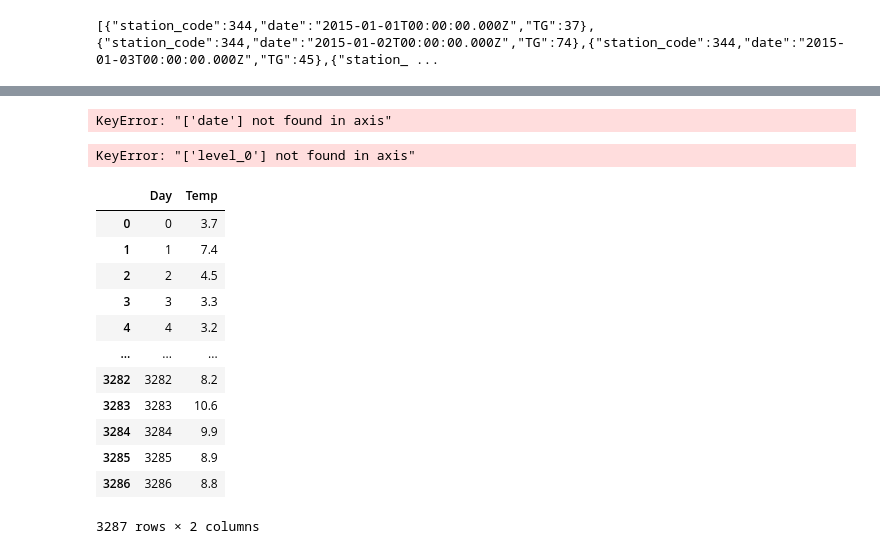
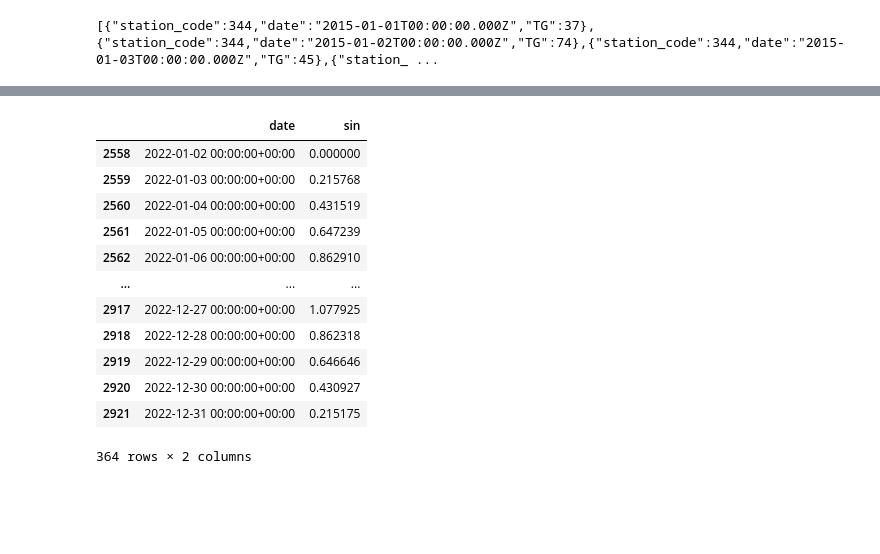
Before and after one commit to MrBr00d/weather_forecast, a Jupyter notebook: main.ipynb, the cells around one changed output, grey strips where cells are left out. Drawn from its saved outputs; the diff is of its cells as text; code cells hidden in the pictures; blank space fills up the shorter version.

```diff
--- a/main.ipynb
+++ b/main.ipynb
@@ -66,27 +66,24 @@ No artists with labels found to put in legend.  Note that artists whose label st
 df = df.reset_index()
 df = df.drop("date", axis = 1)
 df = df.drop("station_code", axis = 1)
+df.columns = ["Day", "Temp"]
-# %% [output]
-KeyError: "['date'] not found in axis"
-# %%
-
-df = df.drop('level_0', axis = 1)
-df.columns = ["Day", "Temp"]
-# %% [output]
-KeyError: "['level_0'] not found in axis"
-# %%
-df
-# %% [output]
-|  | Day | Temp |
-| 0 | 0 | 3.7 |
-| 1 | 1 | 7.4 |
-| 2 | 2 | 4.5 |
-| 3 | 3 | 3.3 |
-| 4 | 4 | 3.2 |
-| ... | ... | ... |
-| 3282 | 3282 | 8.2 |
-| 3283 | 3283 | 10.6 |
-| 3284 | 3284 | 9.9 |
-| 3285 | 3285 | 8.9 |
-| 3286 | 3286 | 8.8 |
-3287 rows × 2 columns
+# %%
+import numpy as np
+t = np.linspace(0,len(df2022),len(df2022))
+sinwave = 25 * np.sin(2*np.pi * t/365/2)
+df_sin = pd.DataFrame({"date": df2022['date'], "sin": sinwave})
+df_sin
+# %% [output]
+|  | date | sin |
+| 2558 | 2022-01-02 00:00:00+00:00 | 0.000000 |
+| 2559 | 2022-01-03 00:00:00+00:00 | 0.215768 |
+| 2560 | 2022-01-04 00:00:00+00:00 | 0.431519 |
+| 2561 | 2022-01-05 00:00:00+00:00 | 0.647239 |
+| 2562 | 2022-01-06 00:00:00+00:00 | 0.862910 |
+| ... | ... | ... |
+| 2917 | 2022-12-27 00:00:00+00:00 | 1.077925 |
+| 2918 | 2022-12-28 00:00:00+00:00 | 0.862318 |
+| 2919 | 2022-12-29 00:00:00+00:00 | 0.646646 |
+| 2920 | 2022-12-30 00:00:00+00:00 | 0.430927 |
+| 2921 | 2022-12-31 00:00:00+00:00 | 0.215175 |
+364 rows × 2 columns
```
Also changed, not shown: parts of 1 cell of this notebook.
